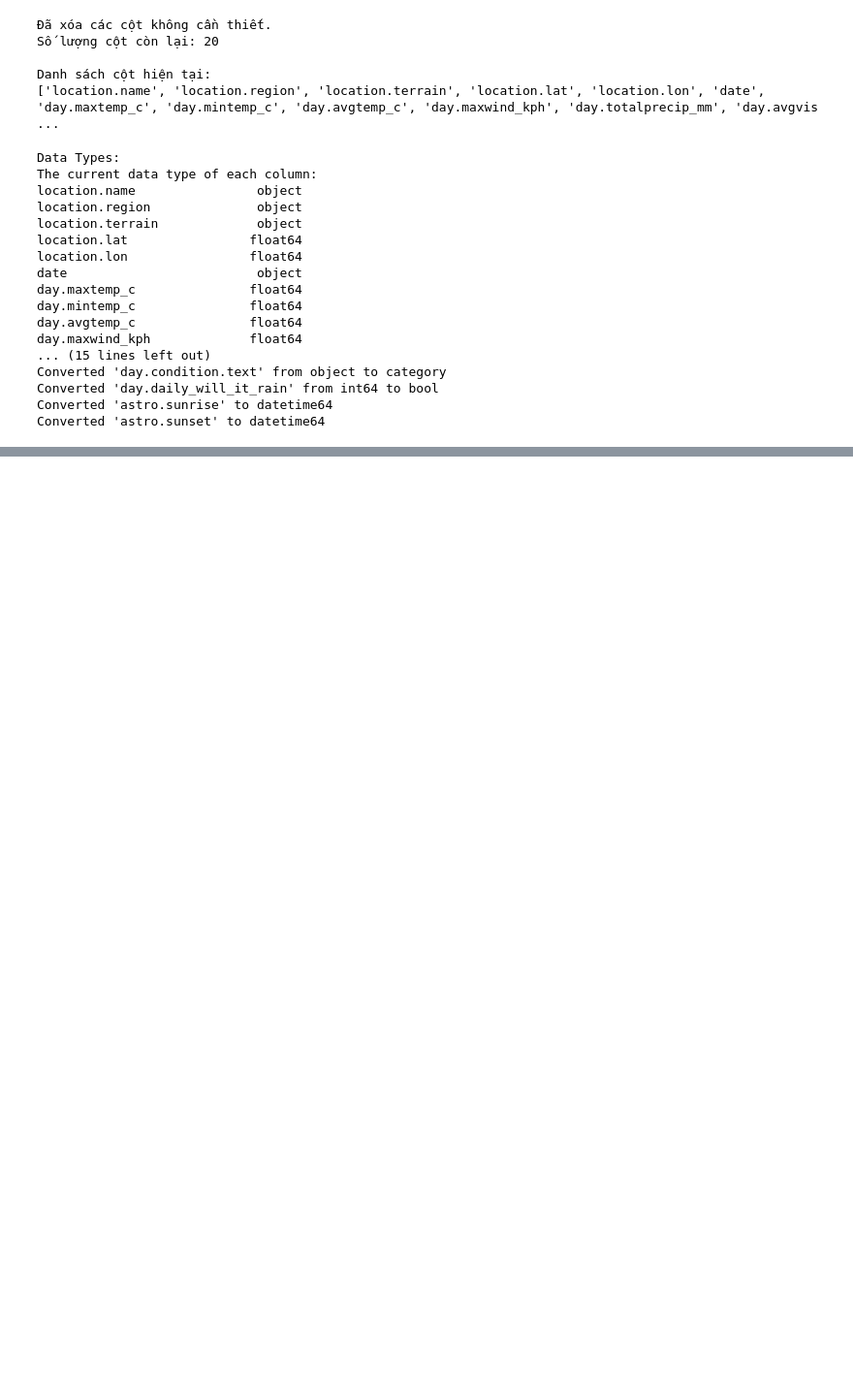
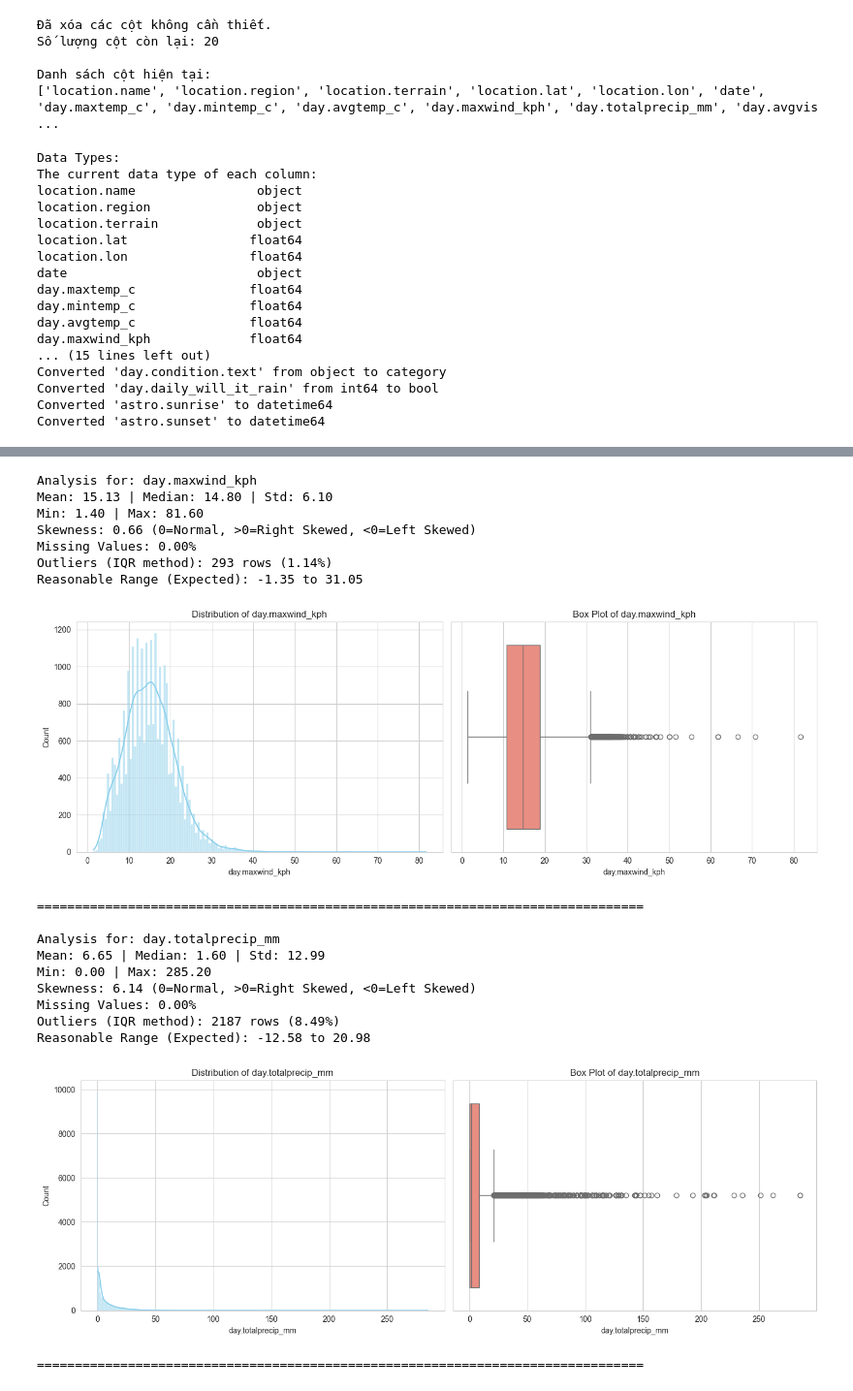
Before and after one commit to DucPhuc1/ProgrammingForDS, a Jupyter notebook: weatherVN.ipynb, the cells around one changed output, grey strips where cells are left out. Shown at 97% size. Cells and saved outputs as stored; diff of their text form; code cells hidden in the pictures; blank space fills up the shorter version.

```diff
--- a/weatherVN.ipynb
+++ b/weatherVN.ipynb
@@ -476,0 +649,28 @@ Dựa trên các vấn đề đã xác định, chúng tôi thực hiện quy tr
+# %%
+numerical_cols_2 = [
+    'day.maxwind_kph', 'day.totalprecip_mm'
+]
+
+# Execute Analysis
+for col in numerical_cols_2:
+    analyze_numerical_column(df, col)
+# %% [output]
+Analysis for: day.maxwind_kph
+Mean: 15.13 | Median: 14.80 | Std: 6.10
+Min: 1.40 | Max: 81.60
+Skewness: 0.66 (0=Normal, >0=Right Skewed, <0=Left Skewed)
+Missing Values: 0.00%
+Outliers (IQR method): 293 rows (1.14%)
+Reasonable Range (Expected): -1.35 to 31.05
+[figure, added]
+================================================================================
+
+Analysis for: day.totalprecip_mm
+Mean: 6.65 | Median: 1.60 | Std: 12.99
+Min: 0.00 | Max: 285.20
+Skewness: 6.14 (0=Normal, >0=Right Skewed, <0=Left Skewed)
+Missing Values: 0.00%
+Outliers (IQR method): 2187 rows (8.49%)
+Reasonable Range (Expected): -12.58 to 20.98
+[figure, added]
+================================================================================
```
Also changed, not shown: parts of 21 cells of this notebook.
